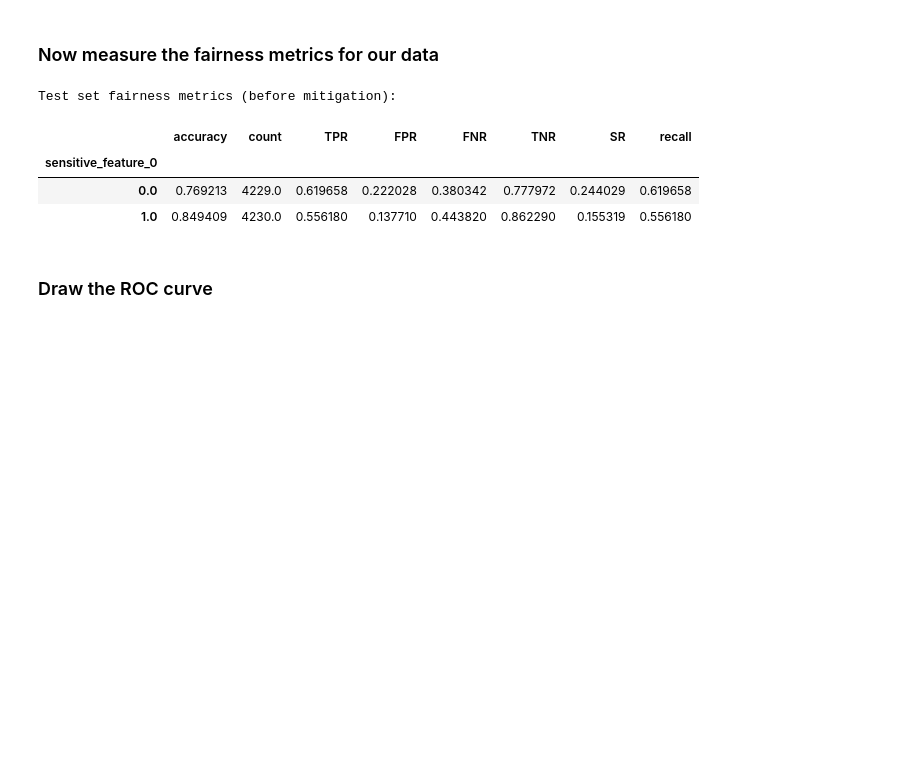
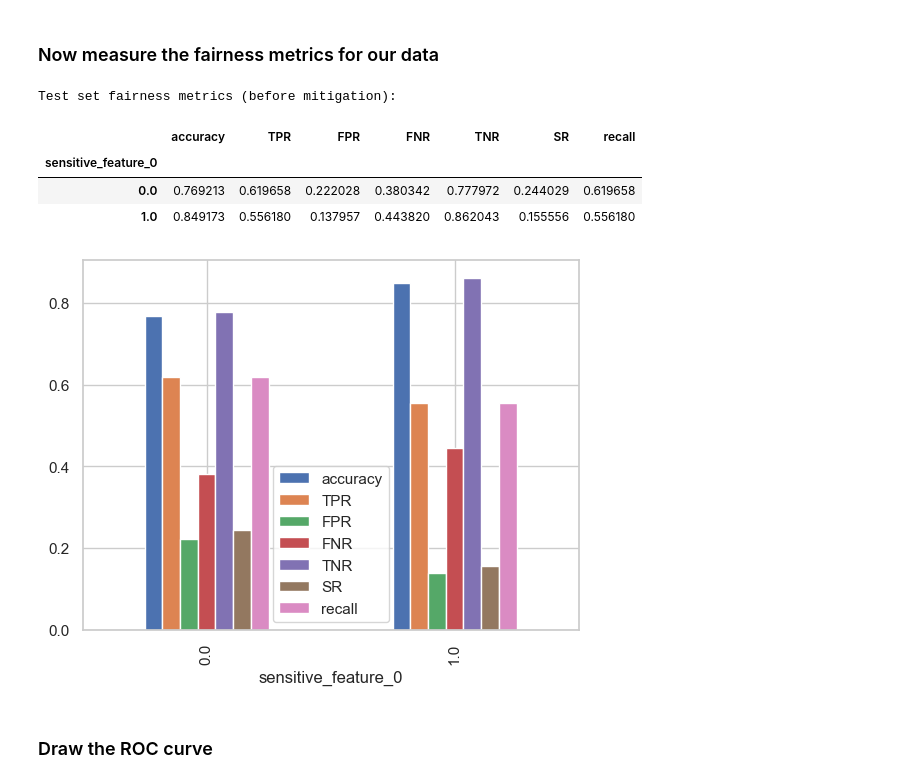
Before and after one commit to Villinger1999/RAI_fairness_exercise1, a Jupyter notebook: exercise.ipynb, the cells around one changed output. Cells and saved outputs as stored; diff of their text form; code cells hidden in the pictures; blank space fills up the shorter version.

```diff
--- a/exercise.ipynb
+++ b/exercise.ipynb
@@ -277,26 +305,27 @@ Hint: The documentation page of [MetricFrame](https://fairlearn.org/main/api_ref
 # %%
 from sklearn.metrics import recall_score
 mf = MetricFrame(metrics={'accuracy': accuracy_score,
-                          'count' : count,
                             'TPR': true_positive_rate,
                             'FPR': false_positive_rate,
                             'FNR': false_negative_rate,
                             'TNR': true_negative_rate,
                             'SR': selection_rate,
                             'recall': recall_score
                          },
                  y_true=test_lab,
                  y_pred=test_pred,
                  sensitive_features=test_a)
 
 print("Test set fairness metrics (before mitigation):")
 display(mf.by_group)
+mf.by_group.plot.bar();
 # %% [output]
 Test set fairness metrics (before mitigation):
-|  | accuracy | count | TPR | FPR | FNR | TNR | SR | recall |
-| sensitive_feature_0 |  |  |  |  |  |  |  |  |
-| 0.0 | 0.769213 | 4229.0 | 0.619658 | 0.222028 | 0.380342 | 0.777972 | 0.244029 | 0.619658 |
-| 1.0 | 0.849409 | 4230.0 | 0.556180 | 0.137710 | 0.443820 | 0.862290 | 0.155319 | 0.556180 |
+|  | accuracy | TPR | FPR | FNR | TNR | SR | recall |
+| sensitive_feature_0 |  |  |  |  |  |  |  |
+| 0.0 | 0.769213 | 0.619658 | 0.222028 | 0.380342 | 0.777972 | 0.244029 | 0.619658 |
+| 1.0 | 0.849173 | 0.556180 | 0.137957 | 0.443820 | 0.862043 | 0.155556 | 0.556180 |
+[figure, added]
 # %% [markdown]
 ### Draw the ROC curve
 # %%
```
Also changed, not shown: parts of 5 cells of this notebook.
